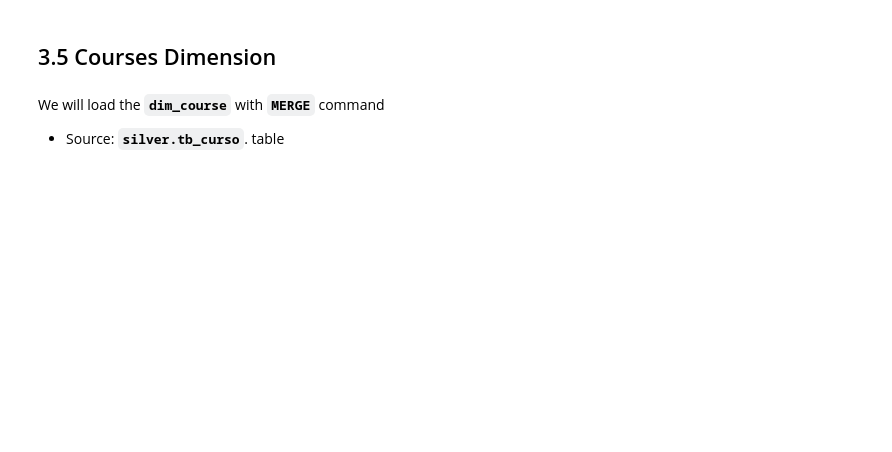
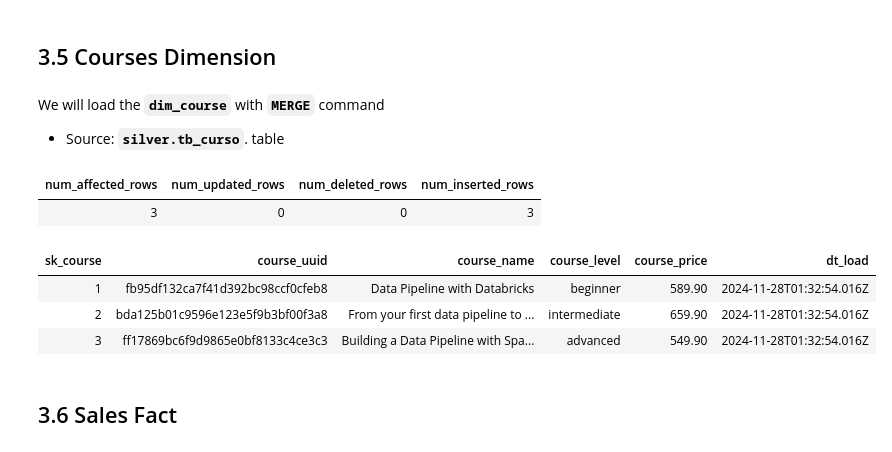
Before and after one commit to jmcabreira/DataPipeline-DataBricks, a Jupyter notebook: Load_Gold_Zone.ipynb, the cells around one changed output. Saved outputs shown, nothing was run; the diff lists cells and outputs as text; code cells hidden in the pictures; blank space fills up the shorter version.

```diff
--- a/Load_Gold_Zone.ipynb
+++ b/Load_Gold_Zone.ipynb
@@ -343,33 +355,42 @@ We will load the **`dim_course`** with  **`MERGE`**  command
 # %%
 spark.sql("""
     merge into gold.dim_course as dest
-        using silver.tb_course as orig
+        using silver.tb_courses as orig
             on dest.course_uuid = orig.course_uuid
 
     when matched
         and dest.course_name != orig.course_name
         or dest.course_level != orig.course_level
         or dest.course_price != orig.course_price
         then update
             set
                 dest.course_name = orig.course_name,
                 dest.course_level = orig.course_level,
-                dest.course_price = orig.course_price,
+                dest.course_price = orig.course_price
     when not matched
         then insert (
             course_uuid,
             course_name,
             course_level,
             course_price,
             dt_load
         )
     values (
             course_uuid,
             course_name,
             course_level,
             course_price,
             GETDATE()
     )
 """).display()
 
 spark.sql("SELECT * FROM gold.dim_course LIMIT 5").display()
+# %% [output]
+| num_affected_rows | num_updated_rows | num_deleted_rows | num_inserted_rows |
+| 3 | 0 | 0 | 3 |
+| sk_course | course_uuid | course_name | course_level | course_price | dt_load |
+| 1 | fb95df132ca7f41d392bc98ccf0cfeb8 | Data Pipeline with Databricks | beginner | 589.90 | 2024-11-28T01:32:54.016Z |
+| 2 | bda125b01c9596e123e5f9b3bf00f3a8 | From your first data pipeline to ... | intermediate | 659.90 | 2024-11-28T01:32:54.016Z |
+| 3 | ff17869bc6f9d9865e0bf8133c4ce3c3 | Building a Data Pipeline with Spa... | advanced | 549.90 | 2024-11-28T01:32:54.016Z |
+# %% [markdown]
+## 3.6 Sales Fact
```
Also changed, not shown: parts of 6 cells of this notebook.
